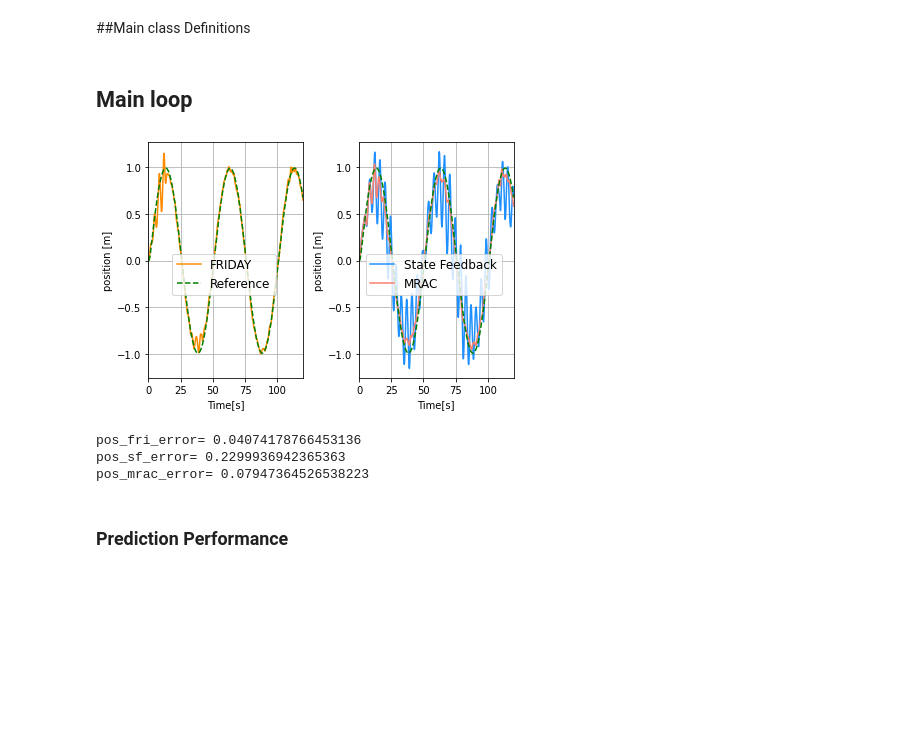
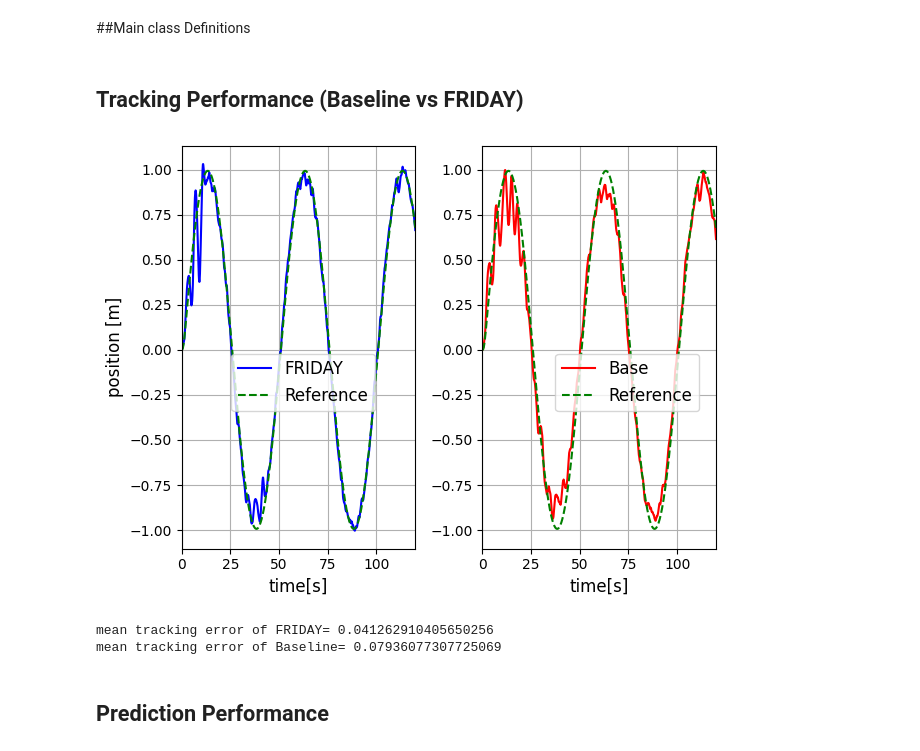
Before and after one commit to SpaceTAKA/FRIDAY_CarSimu, a Jupyter notebook: FRIDAY_CarSimu.ipynb, the cells around one changed output. Saved outputs shown, nothing was run; the diff lists cells and outputs as text; code cells hidden in the pictures; blank space fills up the shorter version.

```diff
--- a/FRIDAY_CarSimu.ipynb
+++ b/FRIDAY_CarSimu.ipynb
@@ -289,8 +290,8 @@ class PositioningCar:
       bx.set_xlim(t[0],t[-1])
       bx.set_ylim(ymin,ymax)
       plt.tight_layout()
-# %% [markdown]
-## Main loop
+# %% [markdown]
+## Tracking Performance (Baseline vs FRIDAY)
 # %%
 #------common parameters-----------
 m=1.5
@@ -312,14 +313,11 @@ Cycle =50
 r = np.zeros([len(t), 2])
 
 
-#----SF parameters-------
-x_sf = np.zeros([len(t), 2])
-u_sf = np.zeros([len(t), 1])
 
-#----MRAC parameters-----
-x_mrac = np.zeros([len(t), 2])
+#----Baseline Controller parameters-----
+x_base = np.zeros([len(t), 2])
 x_r = np.zeros([len(t), 2])
-u_mrac = np.zeros([len(t), 1])
+u_base = np.zeros([len(t), 1])
 u_a = np.zeros([len(t), 1])
 u_n = np.zeros([len(t), 1])
 
@@ -348,6 +346,7 @@ NN=FourLayerNet(3, 50,50,50, 1)
 optimizer= Momentum()
 
 prelist = np.zeros([len(t), 1])
+losslist = np.zeros([len(t), 1])
 
 u1= np.random.randn(3, 1)
 v1= np.random.randn(50, 1)
@@ -366,11 +365,11 @@ v4= np.random.randn(1, 1)
 
 for i in range(1, len(t) ):
   #Setpoint Regulation Test
-  """
-  pr=1
-  vr=0
-  ur=0
-  """
+
+  # pr=1
+  # vr=0
+  # ur=0
+
   #Tracking Trajectory Test
 
   omega=2*np.pi/Cycle
@@ -380,31 +379,26 @@ for i in range(1, len(t) ):
 
 
   r[i,:] = np.array([ pr,vr ])
-  dist=1*np.random.randn(1)
+  dist=np.random.randn(1)
 
-#---------States Feedback Controller---------------------
-  u_sf[i]= -np.dot(K,x_sf[i-1,:]-r[i,:]) + ur  #1. Decide control input
 
-  dx_sf  = car.true_dynamics(x_sf[i-1, :], u_sf[i]+dist , t[i] ) #2. Input to unknown dynamics and get dx
 
-  x_sf[i,:]=x_sf[i-1,:]+ dx_sf*dt #3. Update state
+#-------Baseline Controller------------
 
-#-------Model Reference Adaptive Controller------------
+  u_n[i]= -np.dot(K,x_base[i-1,:]-r[i,:]) + ur
 
-  u_n[i]= -np.dot(K,x_mrac[i-1,:]-r[i,:]) + ur
-
-  sigma= np.append(  x_mrac[i-1,:],  u_n[i]  ) #ADAPT
-  e=x_mrac[i-1,:]-x_r[i-1,:]
+  sigma= np.append(  x_base[i-1,:],  u_n[i]  ) #ADAPT
+  e=x_base[i-1,:]-x_r[i-1,:]
   dW= gamma*sigma*(e@P@B)
   W_hat =W_hat + dW*dt
   u_a[i] = - W_hat@sigma
 
-  u_mrac[i] = u_n[i] + u_a[i] #1. Decide control input
+  u_base[i] = u_n[i] + u_a[i] #1. Decide control input
 
-  dx_mrac = car.true_dynamics(x_mrac[i-1, :], u_mrac[i]+dist, t[i] )  #2. Input to unknown dynamics and get dx
+  dx_base = car.true_dynamics(x_base[i-1, :], u_base[i]+dist, t[i] )  #2. Input to unknown dynamics and get dx
   dx_r =  Ar@x_r[i-1, :] +   Br@r[i,:]  + B.T*ur
 
-  x_mrac[i,:]=x_mrac[i-1,:]+ dx_mrac*dt #3. Update state
+  x_base[i,:]=x_base[i-1,:]+ dx_base*dt #3. Update state
   x_r[i,:]=x_r[i-1,:]+ dx_r*dt
 
 #-----------Fast ResIdual Dynamics AnalYsis Controller---------------
@@ -414,6 +408,7 @@ for i in range(1, len(t) ):
   R_hat =NN.predict( pastdata ) #GUESS
   prelist[i] = R_hat
 
+
   u_fri[i]=  -np.dot(K,x_fri[i-1,:]-r[i,:] )  + ur - invB*R_hat   #1. Decide control input
 
   dx_fri  = car.true_dynamics(x_fri[i-1, :], u_fri[i]+dist , t[i] )  #2. Input to unknown dynamics and get dx
@@ -422,6 +417,8 @@ for i in range(1, len(t) ):
 
   Inputs[i,:]=np.append(x_fri[i-1,:] , u_fri[i] ) #LEARN
   Residual[i] = dx_fri[1]  - 1/m* u_fri[i]
+  losslist[i]=NN.loss( pastdata, Residual[i])
+
 
   batch_mask=np.random.choice(i , batch_size)
   x_batch=Inputs[batch_mask]
@@ -437,45 +434,44 @@ for i in range(1, len(t) ):
   sigma2 = u2.T@NN.params["W2"]@v2
   NN.params["W2"]  *= LipR/sigma2
 
   v3=  (NN.params["W3"].T@u3) /  l2norm( NN.params["W3"].T@u3)
   u3= (NN.params["W3"]@v3 )/ l2norm(  NN.params["W3"]@v3  )
   sigma3 = u3.T@NN.params["W3"]@v3
   NN.params["W3"]  *= LipR/sigma3
 
   v4=  (NN.params["W4"].T@u4) /  l2norm( NN.params["W4"].T@u4)
   u4= (NN.params["W4"]@v4 )/ l2norm(  NN.params["W4"]@v4  )
   sigma4 = u4.T@NN.params["W4"]@v4
   NN.params["W4"]  *= LipR/sigma4
 
 
   grads=NN.gradient(x_batch, t_batch)
   params=NN.params
   optimizer.update(params, grads)
 
 #--------------PLOT---------------
 
 plt.close("all")
 
 lbls= ('position [m]', 'velosity [m/s]')
 scls = (1, 1)
+legends=(  'FRIDAY','Base',  "Reference" )
 base_fig = plt.figure()
-PositioningCar.plot_graph(t,  x_sf, x_mrac,x_fri, x_r ,lbls, scls, base_fig)
+PositioningCar.plot_graph(t,  x_fri, x_base, x_r ,lbls, scls,legends, base_fig)
 
 plt.show()
 
 FRI=abs(x_fri[:,0]- x_r[:,0])
-print("pos_fri_error=",np.average( FRI))
-SF=abs(x_sf[:,0]- x_r[:,0])
-print("pos_sf_error=",np.average( SF ))
-MRAC=abs(x_mrac[:,0]- x_r[:,0])
-print("pos_mrac_error=",np.average( MRAC ))
+print("mean tracking error of FRIDAY=",np.average( FRI))
+
+BASE=abs(x_base[:,0]- x_r[:,0])
+print("mean tracking error of Baseline=",np.average( BASE ))
 # %% [output]
-[figure, old version]
+[figure, new version]
-pos_fri_error= 0.04074178766453136
-pos_sf_error= 0.2299936942365363
-pos_mrac_error= 0.07947364526538223
+mean tracking error of FRIDAY= 0.041262910405650256
+mean tracking error of Baseline= 0.07936077307725069
 # %% [markdown]
-### Prediction Performance
+## Prediction Performance
 # %%
 from scipy.ndimage import gaussian_filter1d
 
```
Also changed, not shown: parts of 14 cells of this notebook.
